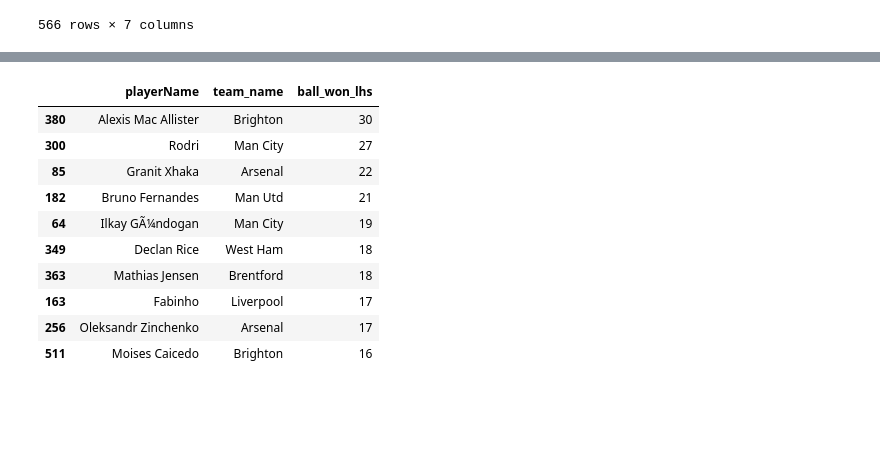
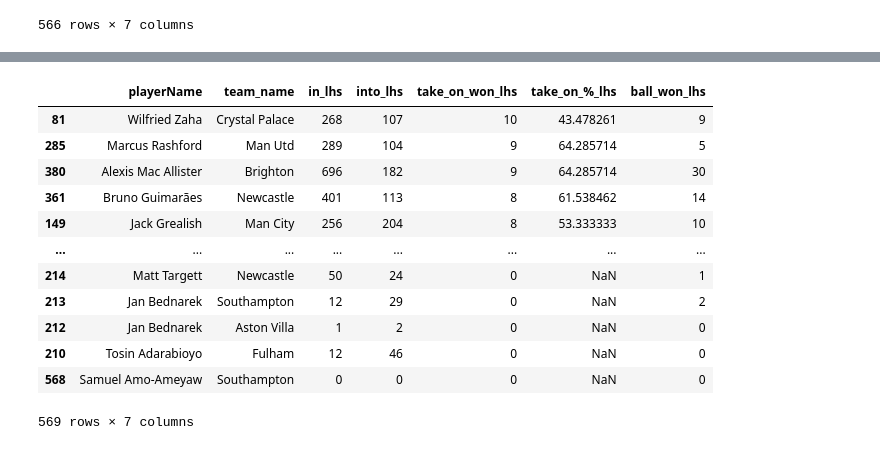
Before and after one commit to pranavm28/Football-Data-Viz, a Jupyter notebook: Halfspace Calculations.ipynb, the cells around one changed output, grey strips where cells are left out. Cells and saved outputs as stored; diff of their text form; code cells hidden in the pictures; blank space fills up the shorter version.

```diff
--- a/Halfspace Calculations.ipynb
+++ b/Halfspace Calculations.ipynb
@@ -211,4 +212,4 @@ cols2 = ['playerName' , 'team_name' , 'in_zoneF' , 'into_zoneF']
 cols3= ['playerName' , 'team_name' , 'ball_won_lhs']
 # %%
-lhs_actions_disp = actions_z14[cols3]
+lhs_actions_disp = actions_z14[cols1]
 rhs_actions_disp = actions_z14[cols4]
@@ -231,15 +216,17 @@ lhs_actions_disp
 # %%
-lhs_actions_disp = lhs_actions_disp.sort_values('ball_won_lhs' , ascending=False)
-lhs_actions_disp.head(10)
+lhs_actions_disp.sort_values('take_on_won_lhs' , ascending=False)
+#lhs_actions_disp[lhs_actions_disp['team_name'] == 'Chelsea'].sort_values('take_on_won_lhs' , ascending=False)
 # %% [output]
-|  | playerName | team_name | ball_won_lhs |
-| 380 | Alexis Mac Allister | Brighton | 30 |
-| 300 | Rodri | Man City | 27 |
-| 85 | Granit Xhaka | Arsenal | 22 |
-| 182 | Bruno Fernandes | Man Utd | 21 |
-| 64 | Ilkay GÃ¼ndogan | Man City | 19 |
-| 349 | Declan Rice | West Ham | 18 |
-| 363 | Mathias Jensen | Brentford | 18 |
-| 163 | Fabinho | Liverpool | 17 |
-| 256 | Oleksandr Zinchenko | Arsenal | 17 |
-| 511 | Moises Caicedo | Brighton | 16 |
+|  | playerName | team_name | in_lhs | into_lhs | take_on_won_lhs | take_on_%_lhs | ball_won_lhs |
+| 81 | Wilfried Zaha | Crystal Palace | 268 | 107 | 10 | 43.478261 | 9 |
+| 285 | Marcus Rashford | Man Utd | 289 | 104 | 9 | 64.285714 | 5 |
+| 380 | Alexis Mac Allister | Brighton | 696 | 182 | 9 | 64.285714 | 30 |
+| 361 | Bruno Guimarães | Newcastle | 401 | 113 | 8 | 61.538462 | 14 |
+| 149 | Jack Grealish | Man City | 256 | 204 | 8 | 53.333333 | 10 |
+| ... | ... | ... | ... | ... | ... | ... | ... |
+| 214 | Matt Targett | Newcastle | 50 | 24 | 0 | NaN | 1 |
+| 213 | Jan Bednarek | Southampton | 12 | 29 | 0 | NaN | 2 |
+| 212 | Jan Bednarek | Aston Villa | 1 | 2 | 0 | NaN | 0 |
+| 210 | Tosin Adarabioyo | Fulham | 12 | 46 | 0 | NaN | 0 |
+| 568 | Samuel Amo-Ameyaw | Southampton | 0 | 0 | 0 | NaN | 0 |
+569 rows × 7 columns
```
Also changed, not shown: parts of 10 cells of this notebook.
